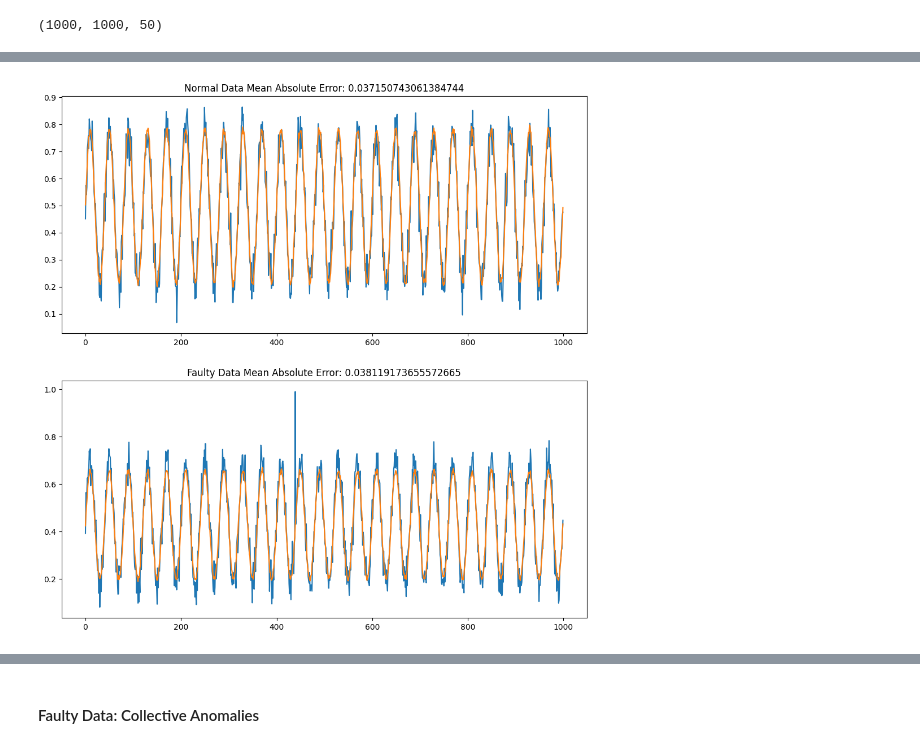
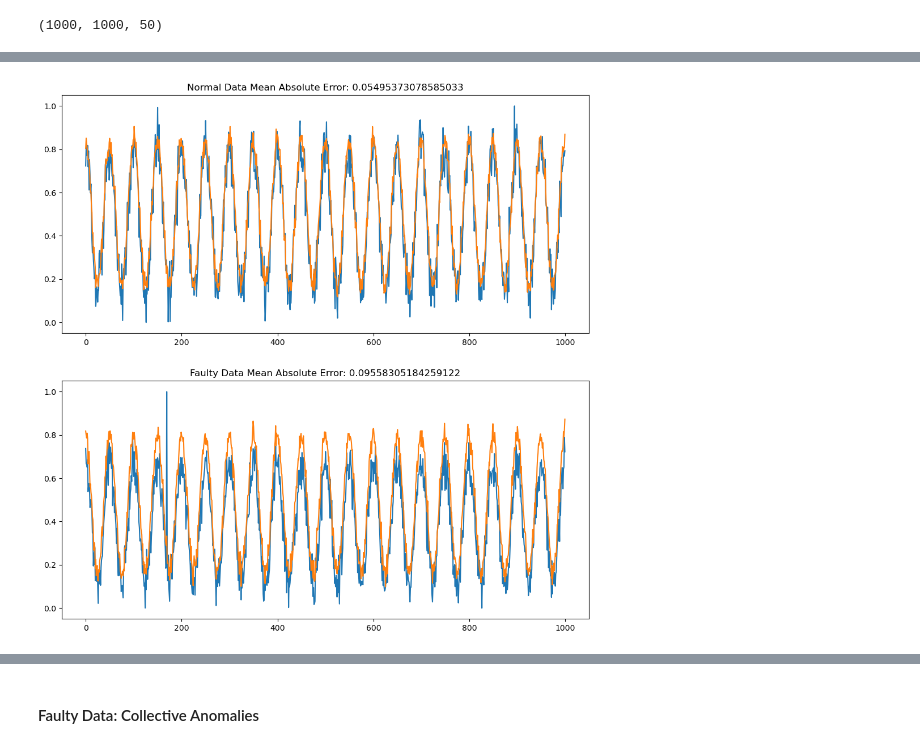
Before and after one commit to Morganh201/AnomalyDetection, a Jupyter notebook: AnomalyDetectionMethodsTest.ipynb, the cells around one changed output, grey strips where cells are left out. Saved outputs shown, nothing was run; the diff lists cells and outputs as text; code cells hidden in the pictures.

```diff
--- a/AnomalyDetectionMethodsTest.ipynb
+++ b/AnomalyDetectionMethodsTest.ipynb
@@ -186,13 +188,14 @@ n_data.plot_feature(n_train_X, 0, 40)
 #### Faulty Data: Point Anomaly
 # %%
 f_data = DataCreation()
-f_train_X = f_data.create_samples(1000, 50, 2)
+f_train_X = f_data.create_samples(samples, features, 2)
 f_train_X.shape
 # %% [output]
 (1000, 1000, 50)
 # %%
 random.seed(1000)
-for i in range(1000):
-    rand_feature = random.choice([i for i in range(50)])
+for i in range(samples):
+    rand_feature = random.choice([i for i in range(features)])
     rand_timestamp = random.choice([i for i in range(1000)])
     f_train_X[i][rand_timestamp, rand_feature] = np.mean(f_train_X[i][:,rand_feature]) + 3*np.std(f_train_X[i][:,rand_feature])
+f_train_X = f_data.normalize(f_train_X)
@@ -208,9 +221,8 @@ f_data.plot_feature(f_train_X, 0, 49)
 # %%
-pca = CreateModel()
-n_train_X, f_train_X = pca.normalize(n_train_X), pca.normalize(f_train_X)
-n_train_rec = pca.fit_pca(n_train_X, 5)
+pca = CreateModel(n_train_X)
+n_train_rec = pca.fit_pca(n_train_X, 25)
 anomalies = pca.evaluate_pca(n_train_X, n_train_rec, f_train_X)
 f_train_rec = pca.get_f_rec()
-print(f"Threshold Value: {pca.threshold}")
+print(f"Threshold Value: {pca.pca_threshold}")
 print(f"Total Anomalies out of {pca.samples}: {anomalies}")
 # %% [output]
@@ -219,5 +230,0 @@ Total Anomalies out of 1000: 1000
-# %%
-ae = CreateModel()
-n_train_X, f_train_X = ae.normalize(n_train_X), ae.normalize(f_train_X)
-n_train_rec = ae.fit_ae(n_train_X)
-anomalies = ae.evaluate_ae(n_train_X, n_train_rec, f_train_X)
@@ -242,4 +286,4 @@ Epoch 50/50
 # %%
-pca.plot(n_train_X, n_train_rec, f_train_X, f_train_rec, 0, 49)
+pca.plot(n_train_X, n_train_rec, f_train_X, f_train_rec, 4, 29)
 # %% [output]
-[figure, old version]
+[figure, new version]
```
Also changed, not shown: parts of 65 cells of this notebook.
